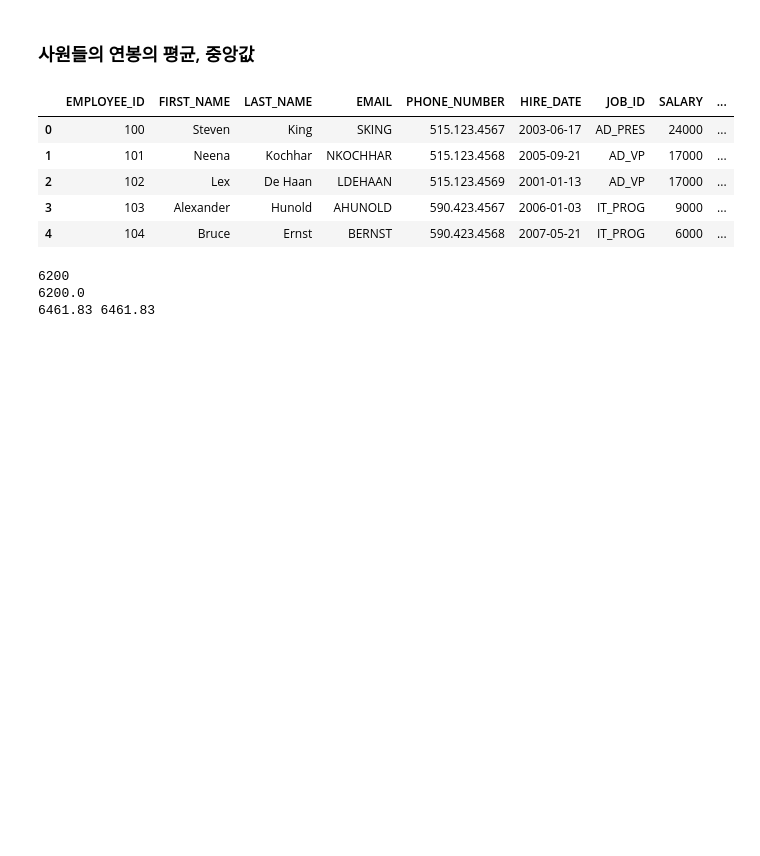
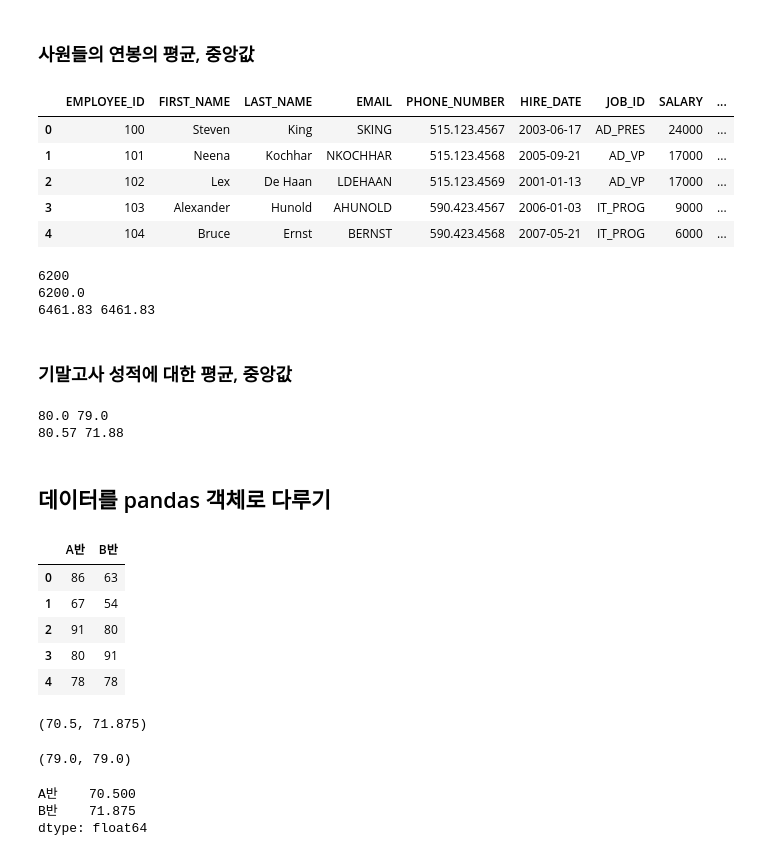
Before and after one commit to Dongcoon/statics, a Jupyter notebook: 01통계와데이터.ipynb, the cells around one changed output. Cells and saved outputs as stored; diff of their text form; code cells hidden in the pictures; blank space fills up the shorter version.

```diff
--- a/01통계와데이터.ipynb
+++ b/01통계와데이터.ipynb
@@ -227,3 +227,22 @@ print(np.round(emp_sum,2),emp_sum_np)
 6200
 6200.0
 6461.83 6461.83
+# %% [markdown]
+### 기말고사 성적에 대한 평균, 중앙값
+# %%
+A = [86,67,91,80,78,93,69]
+B = [63,54,80,91,78,86,30,93]
+
+rMeA = np.round(np.mean(A),2)
+rMdA = np.round(np.median(A),2)
+
+rMeB = np.round(np.mean(B),2)
+rMdB = np.round(np.median(B),2)
+
+print(rMdA,rMdB)
+print(rMeA,rMeB)
+# %% [output]
+80.0 79.0
+80.57 71.88
+# %% [markdown]
+## 데이터를 pandas 객체로 다루기
@@ -229,0 +254,30 @@ print(np.round(emp_sum,2),emp_sum_np)
+# %%
+# 2차원배열인 데이터프레임 객체 생성
+# DataFrame(dict구조) : 열 우선
+a = [86,67,91,80,78,93,69,0]
+b = [63,54,80,91,78,86,30,93]
+
+sj = pd.DataFrame({'A반':a,'B반':b}) # {컬럼명:대상객체}
+sj.head()
+# %% [output]
+|  | A반 | B반 |
+| 0 | 86 | 63 |
+| 1 | 67 | 54 |
+| 2 | 91 | 80 |
+| 3 | 80 | 91 |
+| 4 | 78 | 78 |
+# %%
+# 특정컬럼 지정 : 객체명.컬럼명
+np.mean(sj.A반),np.mean(sj.B반)
+# %% [output]
+(70.5, 71.875)
+# %%
+np.median(sj.A반),np.median(sj.B반)
+# %% [output]
+(79.0, 79.0)
+# %%
+sj.mean()
+# %% [output]
+A반    70.500
+B반    71.875
+dtype: float64
```
Also changed, not shown: parts of 18 cells of this notebook, 2 other files.
